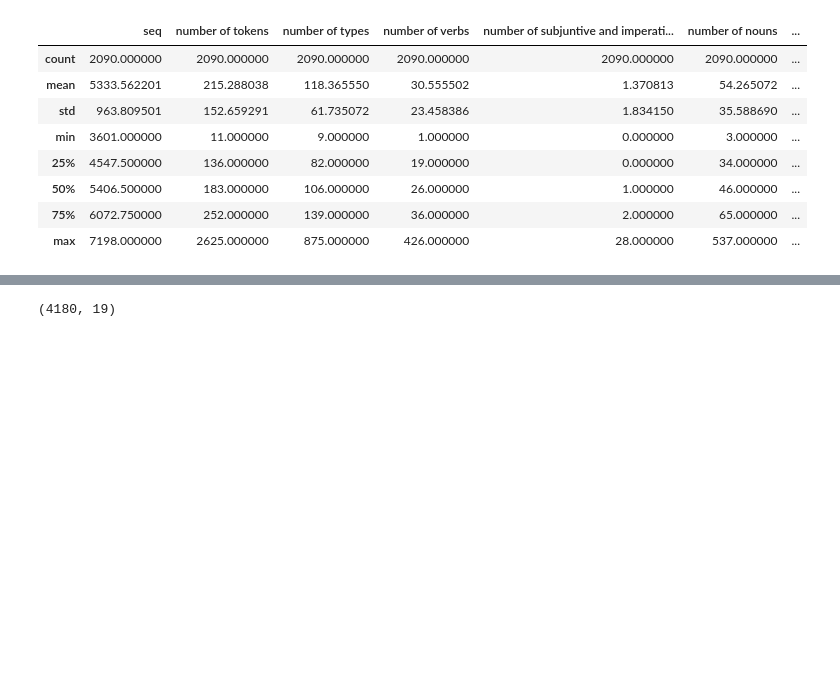
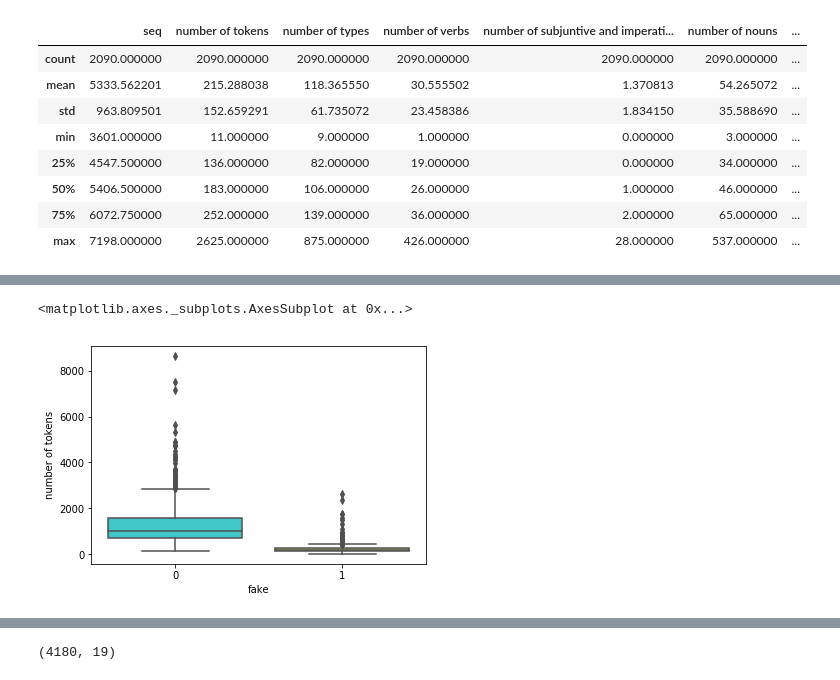
Before and after one commit to joaopaulopbjp/FakeNewsDetection, a Jupyter notebook: Fake News Classifier.ipynb, the cells around one changed output, grey strips where cells are left out. Cells and saved outputs as stored; diff of their text form; code cells hidden in the pictures; blank space fills up the shorter version.

```diff
--- a/Fake News Classifier.ipynb
+++ b/Fake News Classifier.ipynb
@@ -87,0 +107,5 @@ df_politica_fake.describe()
+# %%
+sns.boxplot(x="fake", y="number of tokens", data=df_politica,palette='rainbow')
+# %% [output]
+<matplotlib.axes._subplots.AxesSubplot at 0x...>
+[figure, added]
```
Also changed, not shown: parts of 40 cells of this notebook.
